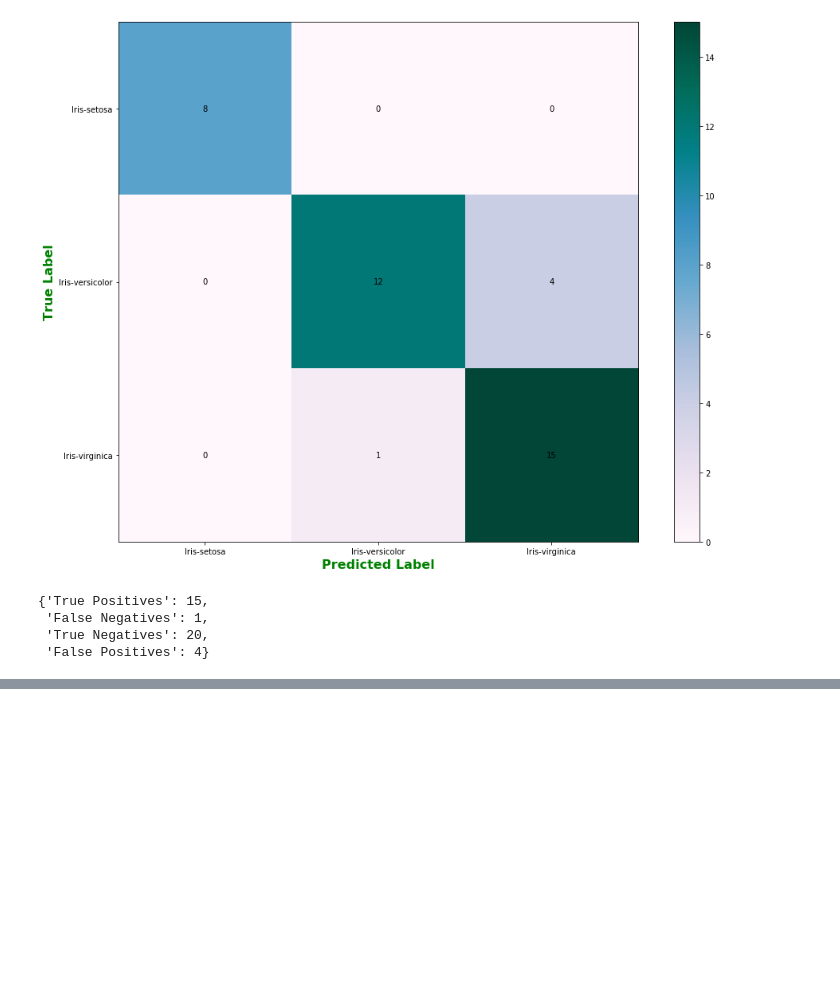
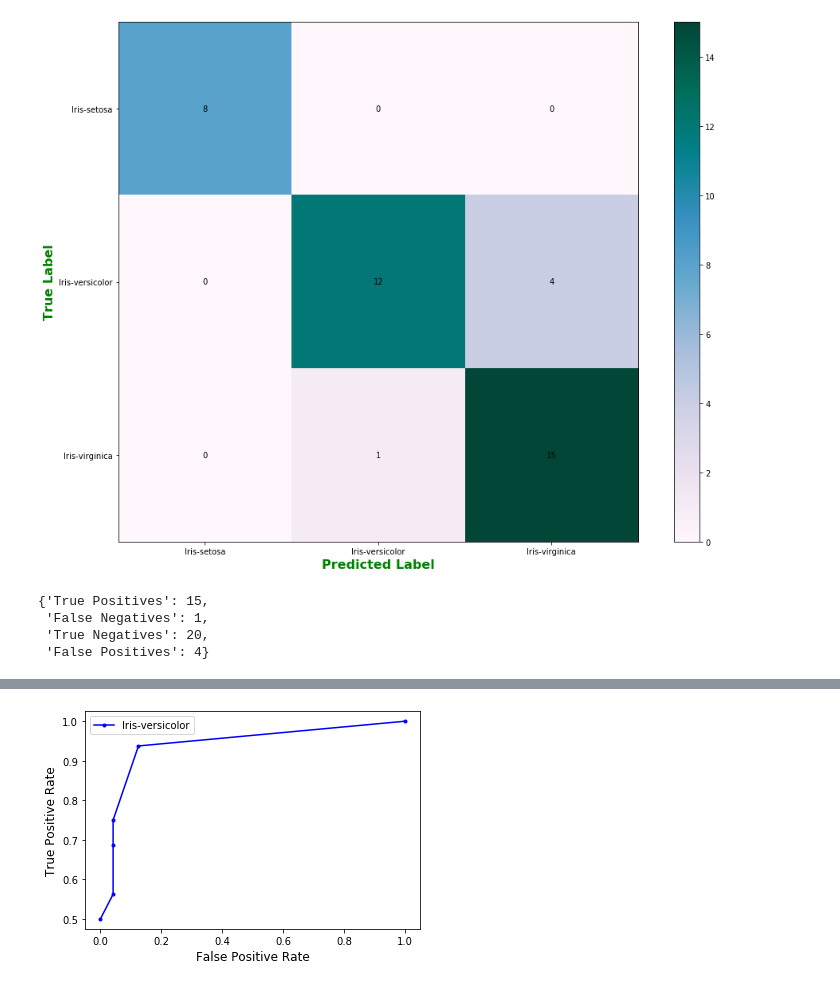
Before and after one commit to luisespriella9/ML-Algorithms, a Jupyter notebook: K-Nearest-Neighbors.ipynb, the cells around one changed output, grey strips where cells are left out. Drawn from its saved outputs; the diff is of its cells as text; code cells hidden in the pictures; blank space fills up the shorter version.

Commit message:
implemented roc curve

```diff
--- a/K-Nearest-Neighbors.ipynb
+++ b/K-Nearest-Neighbors.ipynb
@@ -345,6 +345,18 @@ class KNN:
         distances.sort(key = lambda x: x[0])
         return self.getMaxCount([d[1] for d in distances[:self.k]])
 
+    def predict_probability(self, sample, label):
+        distances = []
+        for i in range(len(self.scaled_data)):
+            distance = self.euclidean_distance(self.scaled_data.iloc[i], sample)
+            distances.append((distance, self.data_labels[i]))
+        distances.sort(key = lambda x: x[0])
+        label_appearances = 0
+        for closest_point in distances[:self.k]:
+            if closest_point[1] == label:
+                label_appearances+=1
+        return label_appearances/self.k
+
     def getMaxCount(self, l):
         count_dict = {}
         for classification in l:
@@ -502,0 +533,69 @@ Matthews Correlation Coefficient 0.7562051853647912
+# %%
+from operator import itemgetter
+
+class ROC:
+    def plot(self, label, prediction_probabilities, actual_results, threshold = [0, .2, .4, .6, .8, 1], color="blue"):
+        fpr, tpr = self.measure(label, prediction_probabilities, actual_results, threshold)
+        plt.figure()
+        plt.plot(fpr, tpr, marker='.', label=label, color=color)
+        plt.xlabel("False Positive Rate", color="black", fontsize=12)
+        plt.ylabel("True Positive Rate", color="black", fontsize=12)
+        plt.legend()
+
+    def measure(self, label, prediction_probabilities, actual_results, threshold):
+        '''
+        True Positive (TP) : Observation is positive, and is predicted to be positive.
+        False Negative (FN) : Observation is positive, but is predicted negative.
+        True Negative (TN) : Observation is negative, and is predicted to be negative.
+        False Positive (FP) : Observation is negative, but is predicted positive.
+        taken from https://www.geeksforgeeks.org/confusion-matrix-machine-learning/
+        '''
+        actual_results = [1 if (actual_result==label) else 0 for actual_result in actual_results]
+        tpr_list = []
+        fpr_list = []
+        for t in threshold:
+            t_probs = [1 if (prediction_probabilities[i] >= t) else 0 for i in range(len( prediction_probabilities))]
+            true_positives = np.sum([1 if (t_probs[i] == 1) and (actual_results[i] == 1) else False for i in range(len(actual_results))])
+            true_negatives = np.sum([1 if (t_probs[i] != 1) and (actual_results[i] != 1) else False for i in range(len(actual_results))])
+            false_positives = np.sum([1 if (t_probs[i] == 1) and (actual_results[i] != 1) else False for i in range(len(actual_results))])
+            false_negatives = np.sum([1 if (t_probs[i] != 1) and (actual_results[i] == 1) else False for i in range(len(actual_results))])
+            tpr = self.recall(true_positives, false_negatives)
+            fpr = self.false_positive_rate(false_positives, true_negatives)
+            tpr_list.append(tpr)
+            fpr_list.append(fpr)
+        return fpr_list, tpr_list
+    def recall(self, true_positives, false_negatives):
+        '''
+        True Positive Rate
+        '''
+        recall = true_positives/(true_positives+false_negatives)
+        return recall
+
+    def false_positive_rate(self, false_positives, true_negatives):
+        fpr = false_positives/(true_negatives+false_positives)
+        return fpr
+
+
+
+roc = ROC()
+iri_versicolor_probabilities_scores = []
+iri_virginica_probabilities_scores = []
+iris_setosa_probabilities_scores = []
+roc1_label = "Iris-versicolor"
+roc2_label = "Iris-virginica"
+roc3_label = "Iris-setosa"
+
+for k, sample in pca_test_data.iterrows():
+    iris_versicolor_probability = knn.predict_probability(sample, roc1_label)
+    iris_virginica_probability = knn.predict_probability(sample, roc2_label)
+    iris_setosa_probability = knn.predict_probability(sample, roc3_label)
+    iri_versicolor_probabilities_scores.append(iris_versicolor_probability)
+    iri_virginica_probabilities_scores.append(iris_virginica_probability)
+    iris_setosa_probabilities_scores.append(iris_setosa_probability)
+
+roc.plot(roc1_label, iri_versicolor_probabilities_scores, y_test.values)
+roc.plot(roc2_label, iri_virginica_probabilities_scores, y_test.values, color="red")
+roc.plot(roc3_label, iris_setosa_probabilities_scores, y_test.values, color="green")
+plt.show()
+# %% [output]
+[figure, added]
```
Also changed, not shown: parts of 9 cells of this notebook.
